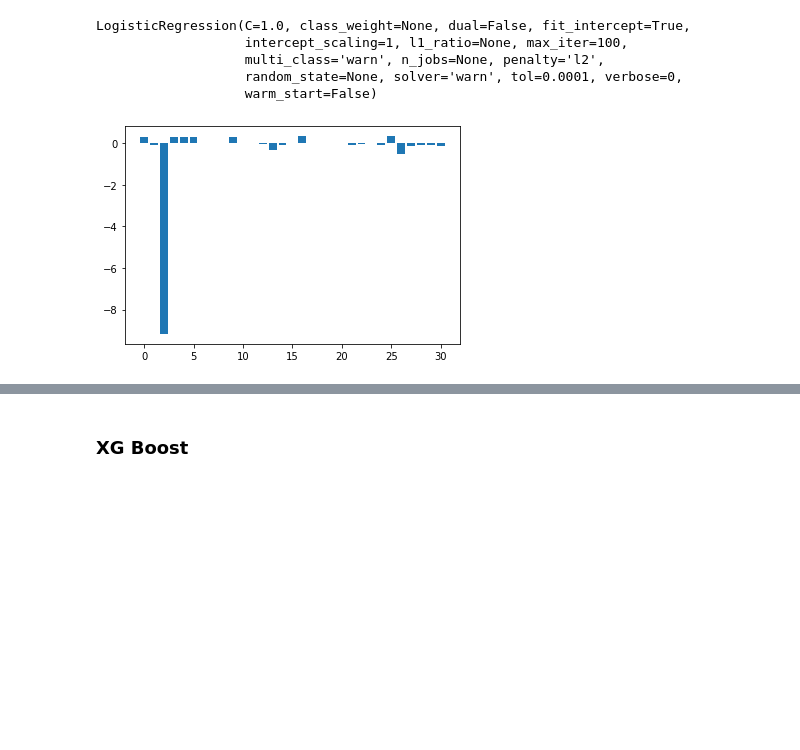
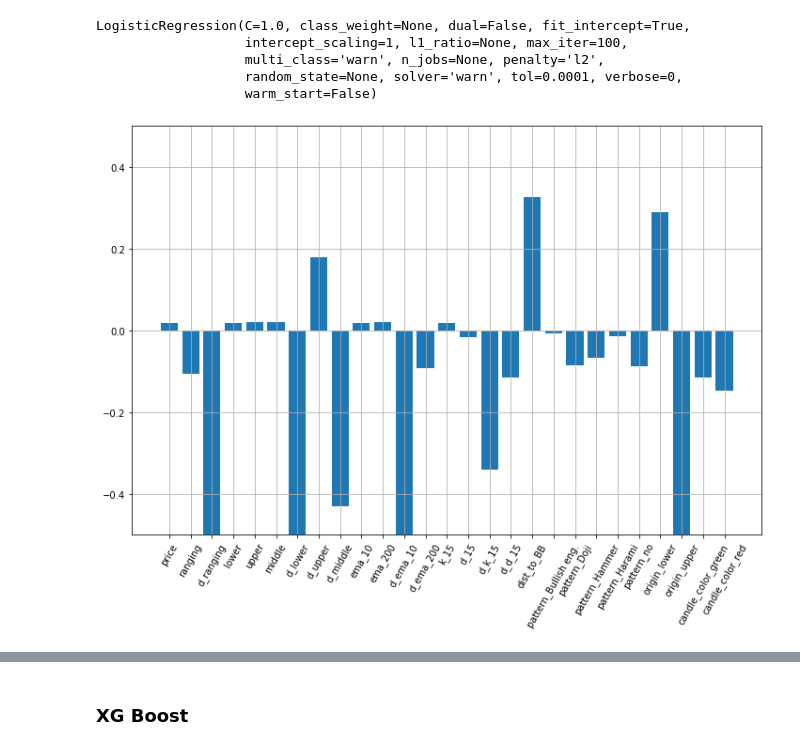
Before and after one commit to panamarevt/trading_bot, a Jupyter notebook: ML-training/C1M_ML_analysis.ipynb, the cells around one changed output, grey strips where cells are left out. Cells and saved outputs as stored; diff of their text form; code cells hidden in the pictures; blank space fills up the shorter version.

```diff
--- a/ML-training/C1M_ML_analysis.ipynb
+++ b/ML-training/C1M_ML_analysis.ipynb
@@ -87,3 +89,5 @@ trades_df.dropna(axis=1, inplace=True)
+# %%
+trades_df = trades_df[trades_df.d_ema_200 != -9999]
 # %%
 # Remove the problematic coin that has been identified later
 #trades_df = trades_df[trades_df.symbol != 'UMABTC']
@@ -102,6 +109,7 @@ trades_df.head()
 1. Features:
 # %%
 X = trades_df.drop(['symbol','profit',
+                    'stoch_cond_5','vol_inc',
        'elapsed', 'min_price', 'max_price', 'profit_s15', 'elapsed_s15',
        'min_price_s15', 'max_price_s15',  'profitability',
        'profitability_s15'], axis=1)
@@ -113,11 +121,12 @@ X = trades_df.drop(['symbol','profit',
 #        'min_price_s15', 'max_price_s15',  'profitability',
 #        'profitability_s15'], axis=1)
 # %%
-X['stoch_cond_5'] = X['stoch_cond_5'].astype('str')
+#X['stoch_cond_5'] = X['stoch_cond_5'].astype('str')
 # %%
-X['day'] = X.time_curr.dt.day.astype('uint8')
-X['hour'] = X.time_curr.dt.hour.astype('uint8')
-X['minute'] = X.time_curr.dt.minute.astype('uint8')
+### Looks like features from timestamps don't help
+# X['day'] = X.time_curr.dt.day.astype('uint8')
+# X['hour'] = X.time_curr.dt.hour.astype('uint8')
+# X['minute'] = X.time_curr.dt.minute.astype('uint8')
 # %%
 X.drop(['time_curr'], axis=1, inplace=True)
 # %%
@@ -290,10 +299,14 @@ LogisticRegression(C=1.0, class_weight=None, dual=False, fit_intercept=True,
 # %%
 importance = logmodel_basic.coef_[0]
 # %%
+plt.figure(figsize=(12,8))
 plt.bar([x for x in range(len(importance))], importance)
+plt.xticks(np.arange(len(importance)), X_val.columns, rotation=60)
+plt.ylim([-0.5,0.5])
+plt.grid()
 plt.show()
 # %% [output]
-[figure, old version]
+[figure, new version]
 # %%
 len(importance)
 # %% [output]
```
Also changed, not shown: parts of 18 cells of this notebook, 3 other files.
